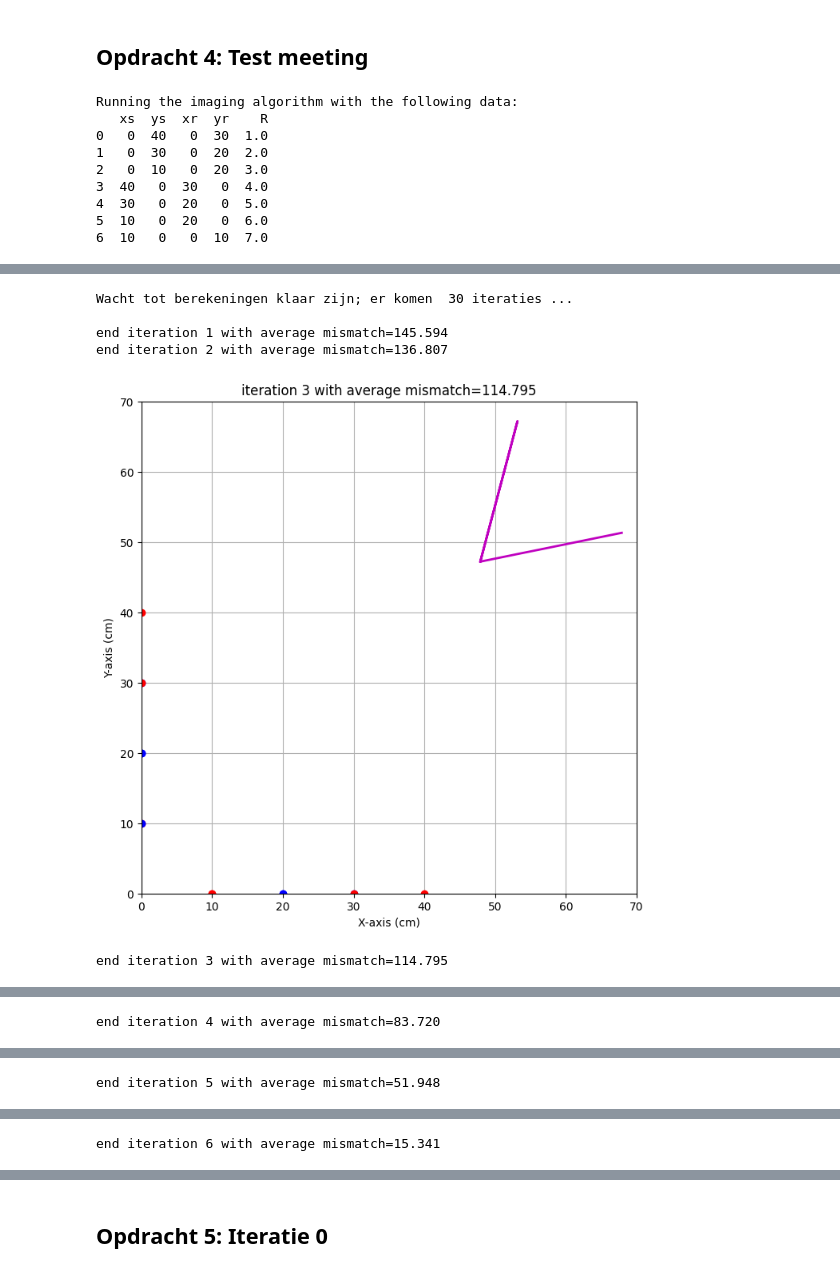
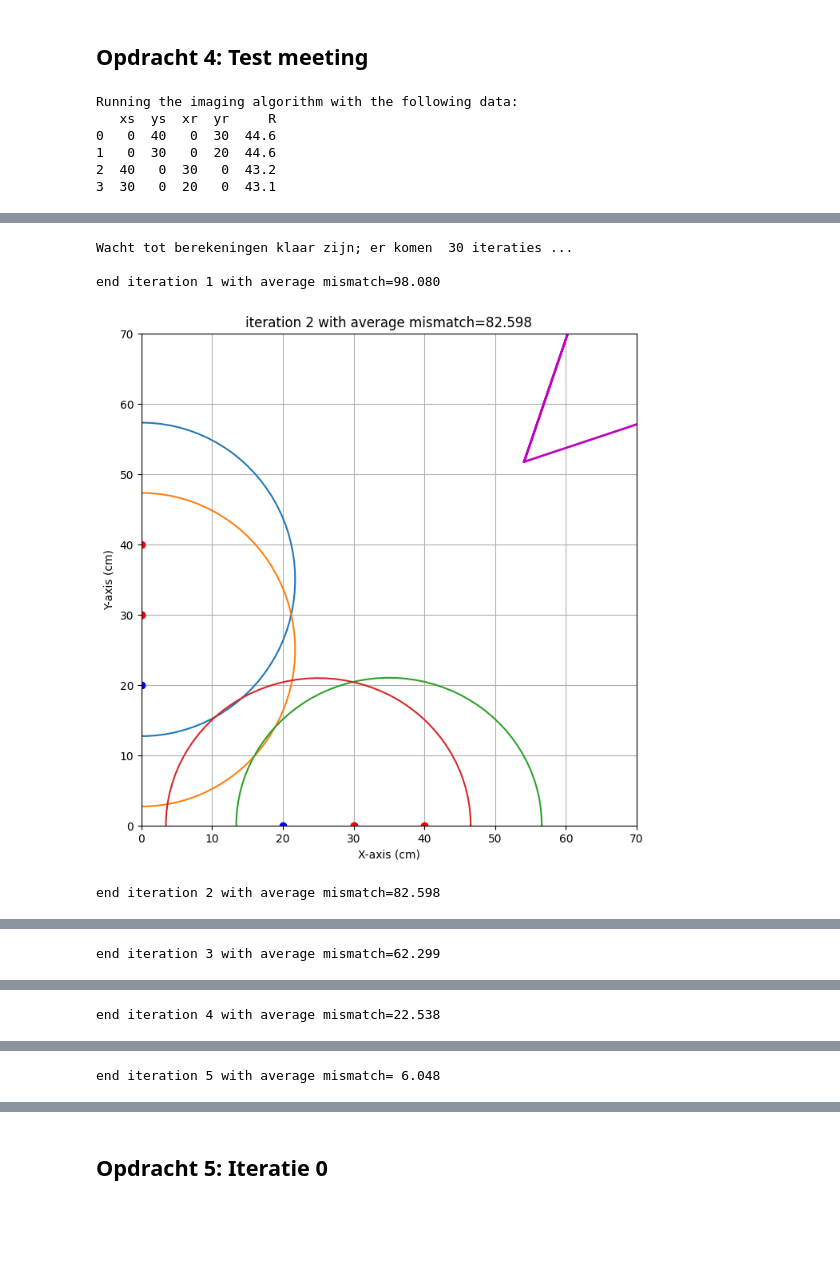
Before and after one commit to IshaSchneiders/opdrachten-DEF-D-Isha_Schneiders, a Jupyter notebook: FysiekeOntwerpopdrachten/4OntwerpEenAlgoritmeEchoAkoestisch/DEFOntwerpopdracht4AlgoritmeInvulTemplate.ipynb, the cells around one changed output, grey strips where cells are left out. Saved outputs shown, nothing was run; the diff lists cells and outputs as text; code cells hidden in the pictures; blank space fills up the shorter version.

```diff
--- a/FysiekeOntwerpopdrachten/4OntwerpEenAlgoritmeEchoAkoestisch/DEFOntwerpopdracht4AlgoritmeInvulTemplate.ipynb
+++ b/FysiekeOntwerpopdrachten/4OntwerpEenAlgoritmeEchoAkoestisch/DEFOntwerpopdracht4AlgoritmeInvulTemplate.ipynb
@@ -52,23 +81,20 @@ kalibratie-opstelling groep [nummer]
 
 
 dataSanityCheck = pd.DataFrame(columns=["xs", "ys", "xr", "yr", "R"], data=[
-    [0,40,0,30,1.0],
-    [0,30,0,20,2.0],
-    [0,10,0,20,3.0],
-    [40,0,30,0,4.0],
-    [30,0,20,0,5.0],
-    [10,0,20,0,6.0],
-    [10,0,0,10,7.0]
+    [0,40,0,30,44.60],
+    [0,30,0,20,44.60],
+    #[0,10,0,20,49.7],
+    [40,0,30,0,43.2],
+    [30,0,20,0,43.1],
+    #[10,0,20,0,51.3],
+    #[10,0,0,10,18.1]hoek
     ])
 
 resultaatSanityCheck = imagingDEF.imagingDEF(dataSanityCheck)
 # %% [output]
 Running the imaging algorithm with the following data:
-   xs  ys  xr  yr    R
-0   0  40   0  30  1.0
-1   0  30   0  20  2.0
-2   0  10   0  20  3.0
-3  40   0  30   0  4.0
-4  30   0  20   0  5.0
-5  10   0  20   0  6.0
-6  10   0   0  10  7.0
+   xs  ys  xr  yr     R
+0   0  40   0  30  44.6
+1   0  30   0  20  44.6
+2  40   0  30   0  43.2
+3  30   0  20   0  43.1
@@ -76,6 +102,5 @@ Running the imaging algorithm with the following data:
 Wacht tot berekeningen klaar zijn; er komen  30 iteraties ...
 
-end iteration 1 with average mismatch=145.594
-end iteration 2 with average mismatch=136.807
+end iteration 1 with average mismatch=98.080
-[figure, old version]
+[figure, new version]
-end iteration 3 with average mismatch=114.795
+end iteration 2 with average mismatch=82.598
@@ -83 +108 @@ end iteration 3 with average mismatch=114.795
-end iteration 4 with average mismatch=83.720
+end iteration 3 with average mismatch=62.299
@@ -85 +110 @@ end iteration 4 with average mismatch=83.720
-end iteration 5 with average mismatch=51.948
+end iteration 4 with average mismatch=22.538
@@ -87 +112 @@ end iteration 5 with average mismatch=51.948
-end iteration 6 with average mismatch=15.341
+end iteration 5 with average mismatch= 6.048
```
Also changed, not shown: parts of 5 cells of this notebook, 1 other file.
